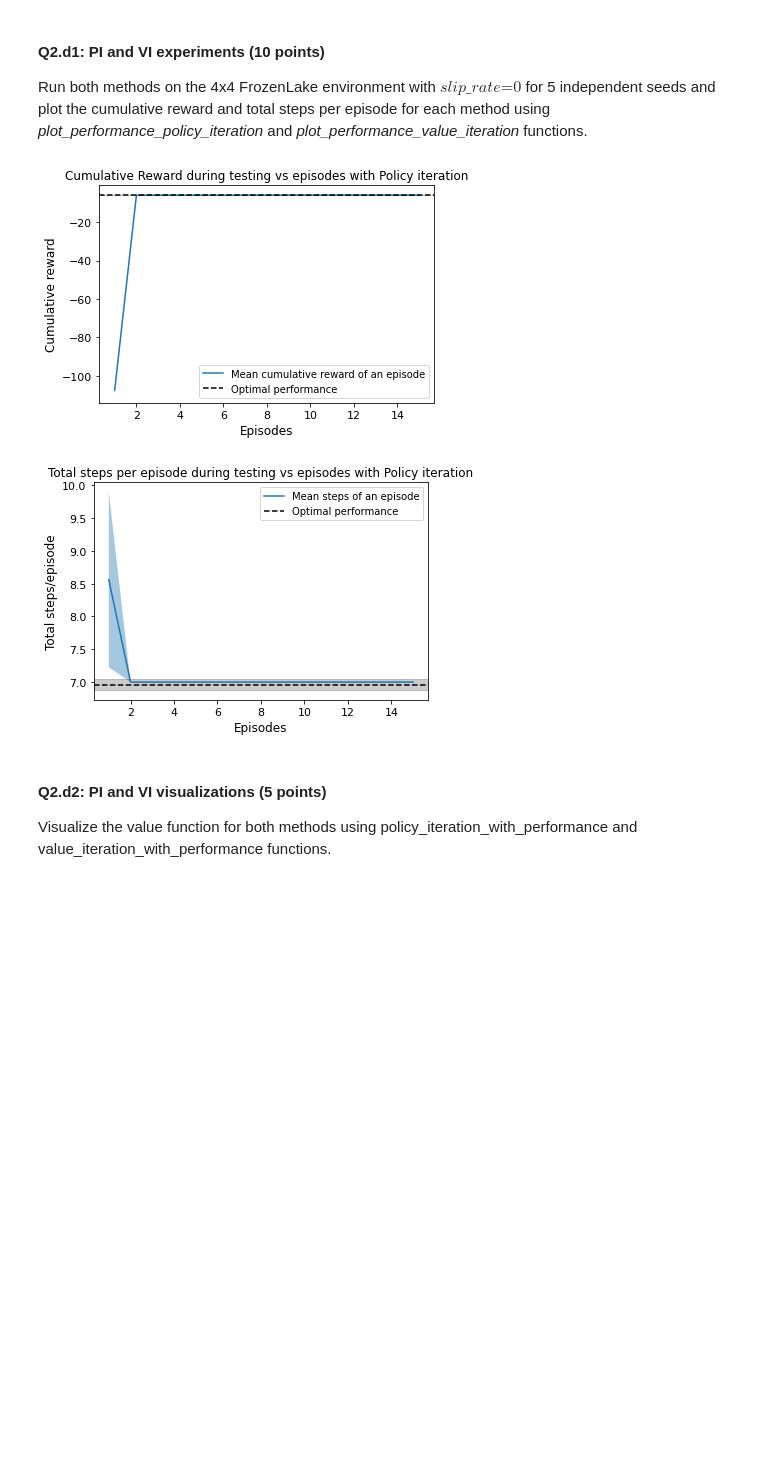
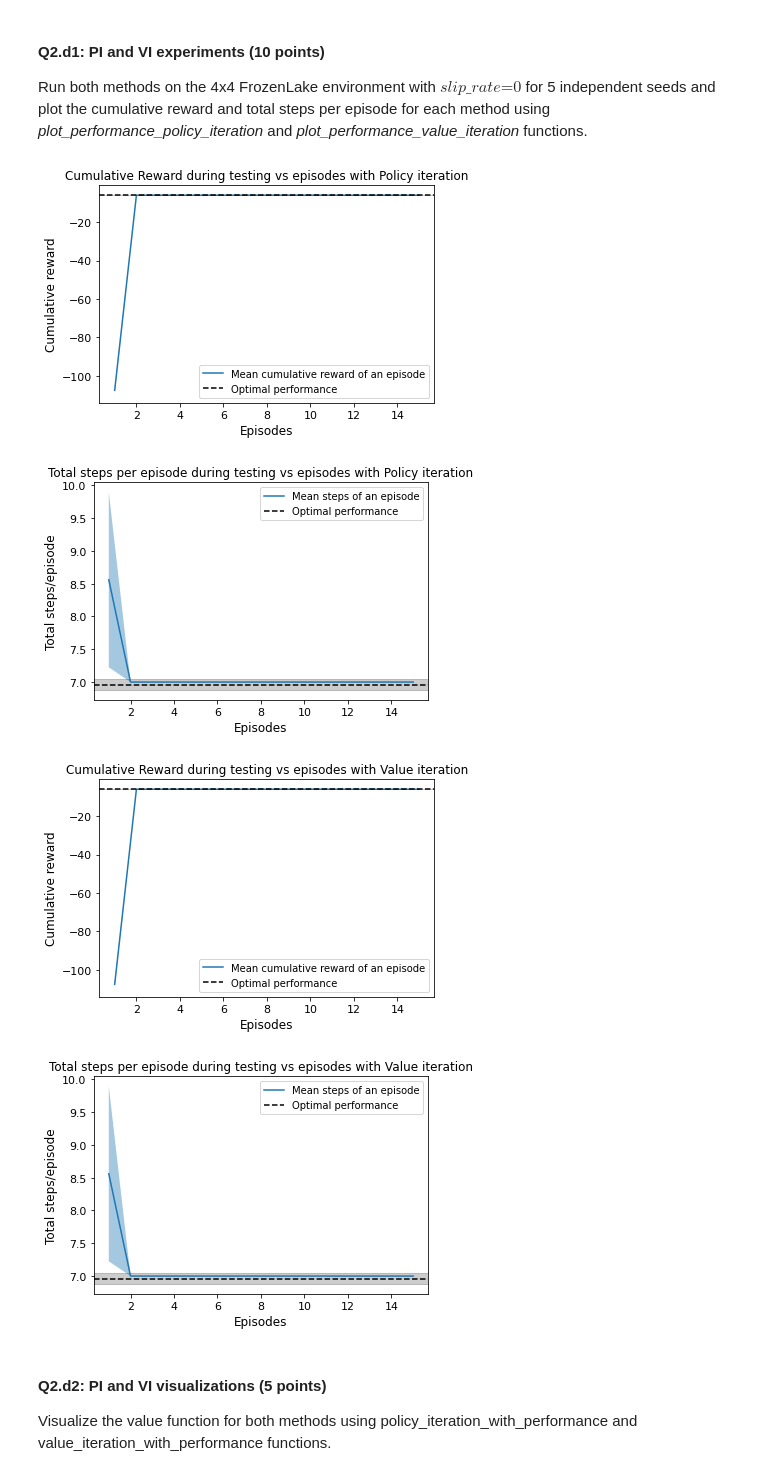
Before and after one commit to LatentDream/reinforcement-learning-intro, a Jupyter notebook: Assignment_1/main.ipynb, the cells around one changed output. Cells and saved outputs as stored; diff of their text form; code cells hidden in the pictures; blank space fills up the shorter version.

Commit message:
[INF8250E] Code done

```diff
--- a/Assignment_1/main.ipynb
+++ b/Assignment_1/main.ipynb
@@ -1154,7 +1152,32 @@ def value_iteration_with_performance(environment, theta=1e-8, iterations=90, tra
         if (iter%n_steps)>=test_steps:
             # ----------------------------------------------
             for _ in range(train_steps):
-                V = policy_evaluation(environment, pi, theta)
+                # Finding optimal value function
+                while True:
+                    delta = 0
+                    for state in range(environment.nS):
+                        # V(s) <- max Sum_s' P(s'|s,a)[r(s,a,s')+yV(s')]
+                        reward_by_action = np.zeros(environment.nA)
+                        for action in range(environment.nA):
+                            for prob, next_state, reward, done in environment.P[state][action]:
+                                reward_by_action[action] = prob * (reward) if done else \
+                                                           prob * (reward + discount * V[next_state])
+                        v = np.max(reward_by_action)
+                        delta = max(delta, np.abs(v - V[state]))
+                        V[state] = v
+                    if delta < theta:
+                        break
+
+                # Policy extraction
+                # pi(s) <- argmax_a(Sum_s'_r(P(s',r|s,a)[r+yV(s')]))
+                for state in range(environment.nS):
+                    potential_reward = np.zeros(environment.nA)
+                    for action in range(environment.nA):
+                        for prob, next_state, reward, done in environment.P[state][action]:
+                            potential_reward[action] = prob * (reward + discount * V[next_state])
+                    new_action = np.argmax(potential_reward)
+                    pi[state] = greedify_policy(potential_reward)
+
             # ----------------------------------------------
 
     return cumulative_reward_array, total_steps_array, V, pi
@@ -1236,17 +1259,19 @@ Run both methods on the 4x4 FrozenLake environment with $\textit{slip_rate=0}$ f
 # %%
 env=FrozenLakeEnv(map_name="4x4", slip_rate=0)
 # PI
 # ----------------------------------------------
 plot_performance_policy_iteration(env)
 # ----------------------------------------------
 
 # VI
 # ----------------------------------------------
-# plot_performance_value_iteration(env)
+plot_performance_value_iteration(env)
 # ----------------------------------------------
 # %% [output]
 [figure]
 [figure]
+[figure, added]
+[figure, added]
 # %% [markdown]
 #### Q2.d2: PI and VI visualizations (5 points)
 Visualize the value function for both methods using policy_iteration_with_performance and value_iteration_with_performance functions.
```
Also changed, not shown: parts of 8 cells of this notebook.
